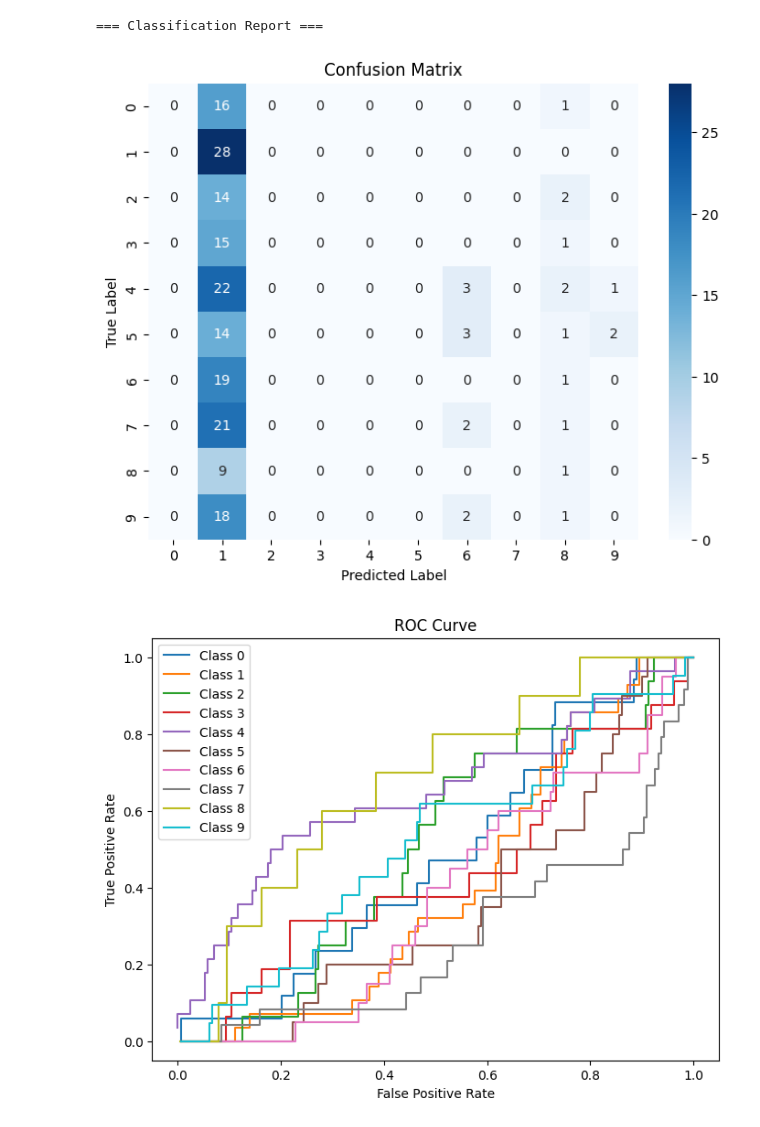
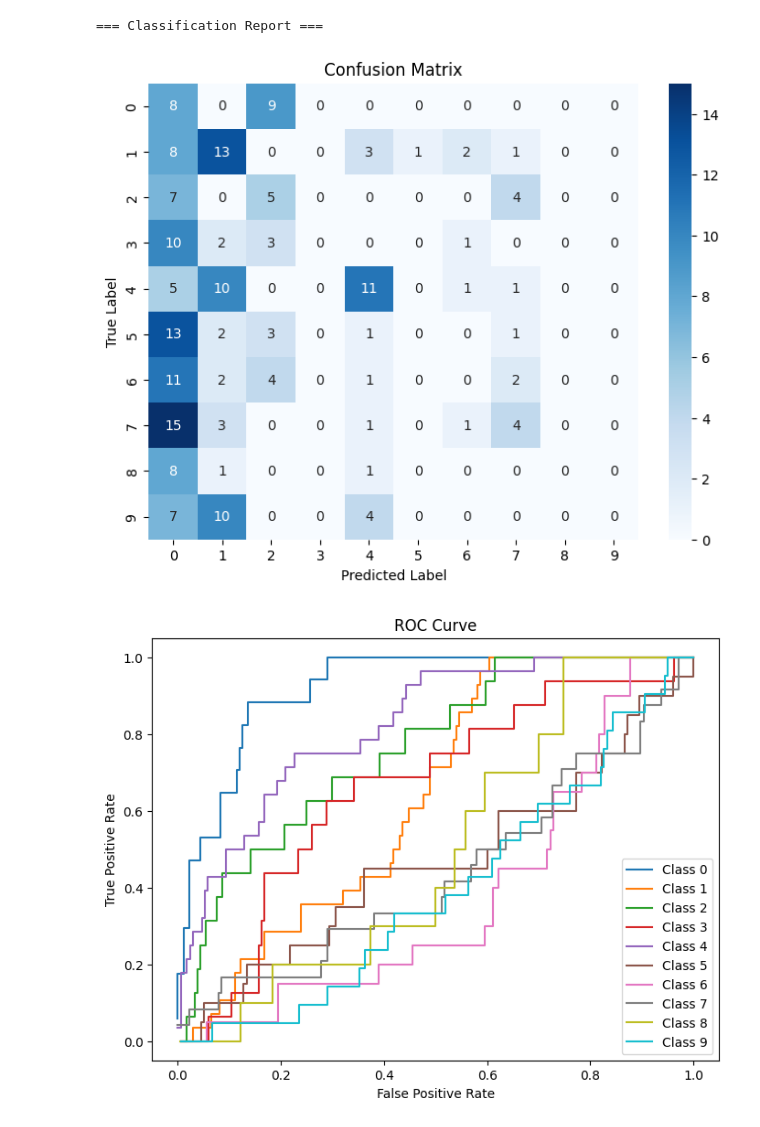
Before and after one commit to Vincent-Lien/NYCU_ML_2025, a Jupyter notebook: HW2/1. DNN/DNN.ipynb, the cells around one changed output. Drawn from its saved outputs; the diff is of its cells as text; code cells hidden in the pictures.

```diff
--- a/HW2/1. DNN/DNN.ipynb
+++ b/HW2/1. DNN/DNN.ipynb
@@ -117,37 +116,41 @@ def compute_metrics(cm):
     accuracy = np.sum(TP) / np.sum(cm)
     return TP, FP, FN, TN, precision, recall, f1, accuracy
 # %%
+y_pred_test, y_pred_labels, y_test_oh = train(
+    input_size=784, hidden1=1024, hidden2=8, output_size=10, epochs=100
+)
+
 cm = compute_confusion_matrix(y_test, y_pred_labels)
 fpr, tpr = compute_roc(y_test_oh, y_pred_test)
 TP, FP, FN, TN, precision, recall, f1, accuracy = compute_metrics(cm)
 
 print("=== Classification Report ===")
 
 # Confusion Matrix
 plt.figure(figsize=(8, 6))
 sns.heatmap(cm, annot=True, fmt='d', cmap='Blues')
 plt.title("Confusion Matrix")
 plt.xlabel("Predicted Label")
 plt.ylabel("True Label")
 plt.show()
 
 # ROC Curve
 plt.figure(figsize=(8, 6))
 for i in range(10):
     plt.plot(fpr[i], tpr[i], label=f'Class {i}')
 plt.title("ROC Curve")
 plt.xlabel("False Positive Rate")
 plt.ylabel("True Positive Rate")
 plt.legend()
 plt.show()
 
 # Precision, Recall, F1, Overall Accuracy
 print(f"Overall Accuracy: {accuracy:.4f}\n")
 print(f"{'Class':<6} | {'TP':<4} | {'FP':<4} | {'FN':<4} | {'TN':<4} | {'Precision':<9} | {'Recall':<6} | {'F1-Score'}")
 print("-" * 75)
 for i in range(10):
     print(f"{i:<6} | {TP[i]:<4} | {FP[i]:<4} | {FN[i]:<4} | {TN[i]:<4} | {precision[i]:<9.4f} | {recall[i]:<6.4f} | {f1[i]:.4f}")
 # %% [output]
 === Classification Report ===
-[figure, old version]
+[figure, new version]
-[figure, old version]
+[figure, new version]
```
Also changed, not shown: parts of 3 cells of this notebook, 2 other files.
